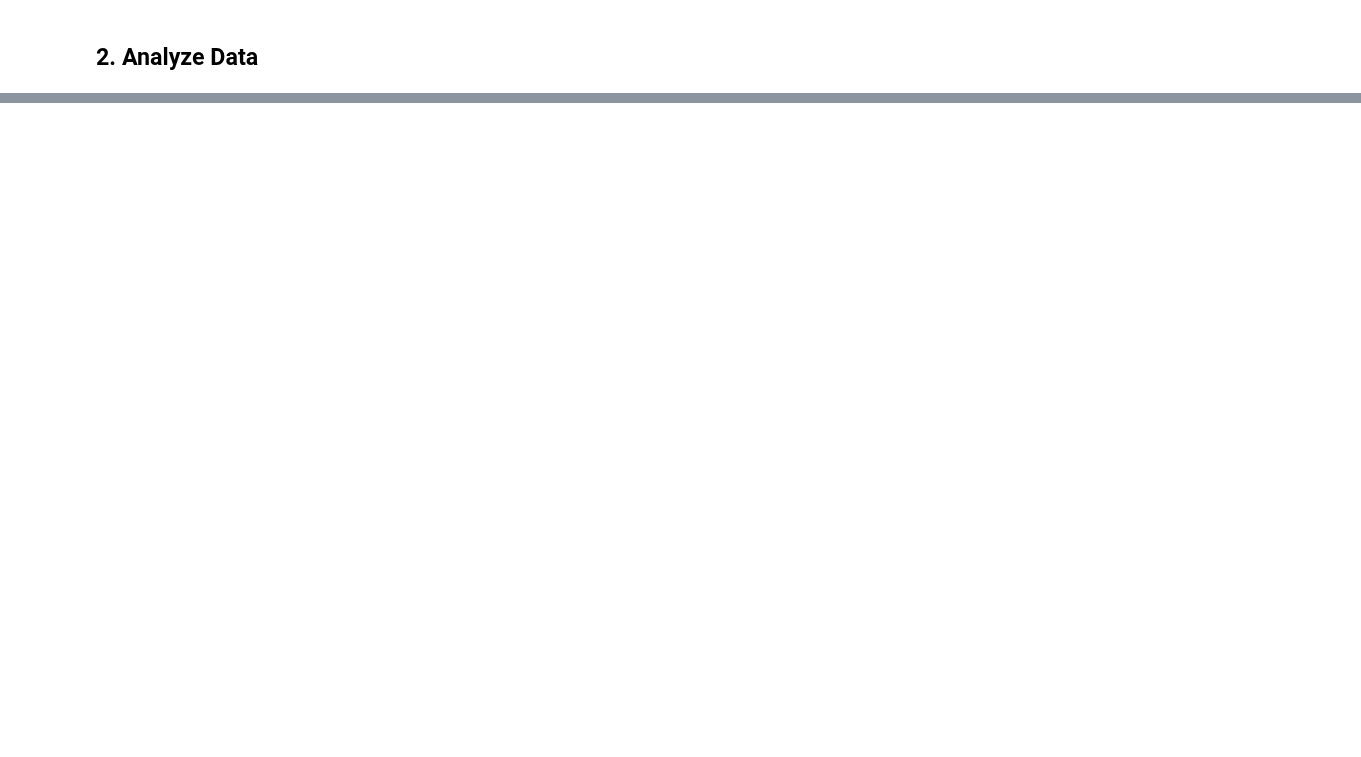
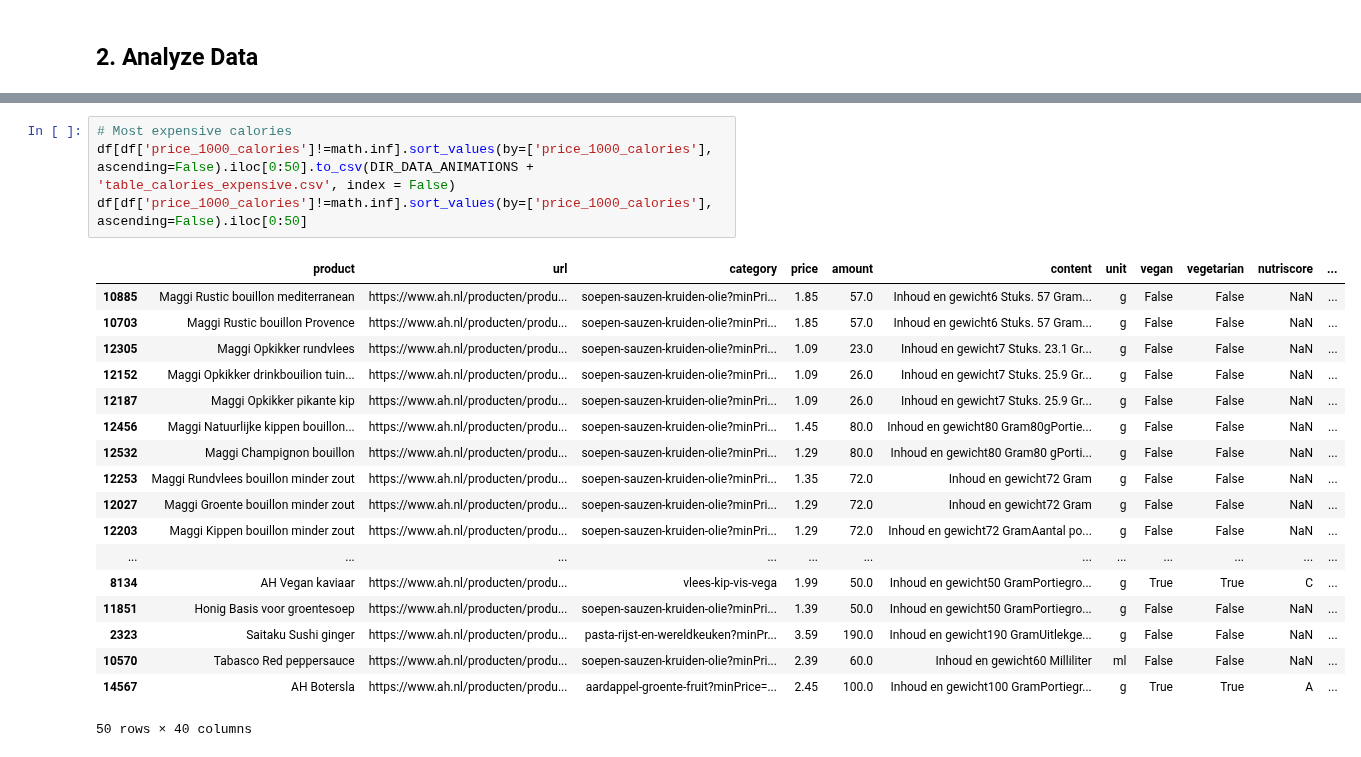
Before and after one commit to LuisCalejo/vegan-nutrition, a Jupyter notebook: src/data_analysis.ipynb, the cells around one changed output, grey strips where cells are left out. Drawn from its saved outputs; the diff is of its cells as text; blank space fills up the shorter version.

Commit message:
Intermediate commit with data analysis

```diff
--- a/src/data_analysis.ipynb
+++ b/src/data_analysis.ipynb
@@ -281,0 +326,23 @@ df.sort_values(by=['price_g_protein']).iloc[1:40]
+# %%
+# Most expensive calories
+df[df['price_1000_calories']!=math.inf].sort_values(by=['price_1000_calories'], ascending=False).iloc[0:50].to_csv(DIR_DATA_ANIMATIONS + 'table_calories_expensive.csv', index = False)
+df[df['price_1000_calories']!=math.inf].sort_values(by=['price_1000_calories'], ascending=False).iloc[0:50]
+# %% [output]
+|  | product | url | category | price | amount | content | unit | vegan | vegetarian | nutriscore | ... |
+| 10885 | Maggi Rustic bouillon mediterranean | https://www.ah.nl/producten/produ... | soepen-sauzen-kruiden-olie?minPri... | 1.85 | 57.0 | Inhoud en gewicht6 Stuks. 57 Gram... | g | False | False | NaN | ... |
+| 10703 | Maggi Rustic bouillon Provence | https://www.ah.nl/producten/produ... | soepen-sauzen-kruiden-olie?minPri... | 1.85 | 57.0 | Inhoud en gewicht6 Stuks. 57 Gram... | g | False | False | NaN | ... |
+| 12305 | Maggi Opkikker rundvlees | https://www.ah.nl/producten/produ... | soepen-sauzen-kruiden-olie?minPri... | 1.09 | 23.0 | Inhoud en gewicht7 Stuks. 23.1 Gr... | g | False | False | NaN | ... |
+| 12152 | Maggi Opkikker drinkbouilion tuin... | https://www.ah.nl/producten/produ... | soepen-sauzen-kruiden-olie?minPri... | 1.09 | 26.0 | Inhoud en gewicht7 Stuks. 25.9 Gr... | g | False | False | NaN | ... |
+| 12187 | Maggi Opkikker pikante kip | https://www.ah.nl/producten/produ... | soepen-sauzen-kruiden-olie?minPri... | 1.09 | 26.0 | Inhoud en gewicht7 Stuks. 25.9 Gr... | g | False | False | NaN | ... |
+| 12456 | Maggi Natuurlijke kippen bouillon... | https://www.ah.nl/producten/produ... | soepen-sauzen-kruiden-olie?minPri... | 1.45 | 80.0 | Inhoud en gewicht80 Gram80gPortie... | g | False | False | NaN | ... |
+| 12532 | Maggi Champignon bouillon | https://www.ah.nl/producten/produ... | soepen-sauzen-kruiden-olie?minPri... | 1.29 | 80.0 | Inhoud en gewicht80 Gram80 gPorti... | g | False | False | NaN | ... |
+| 12253 | Maggi Rundvlees bouillon minder zout | https://www.ah.nl/producten/produ... | soepen-sauzen-kruiden-olie?minPri... | 1.35 | 72.0 | Inhoud en gewicht72 Gram | g | False | False | NaN | ... |
+| 12027 | Maggi Groente bouillon minder zout | https://www.ah.nl/producten/produ... | soepen-sauzen-kruiden-olie?minPri... | 1.29 | 72.0 | Inhoud en gewicht72 Gram | g | False | False | NaN | ... |
+| 12203 | Maggi Kippen bouillon minder zout | https://www.ah.nl/producten/produ... | soepen-sauzen-kruiden-olie?minPri... | 1.29 | 72.0 | Inhoud en gewicht72 GramAantal po... | g | False | False | NaN | ... |
+| ... | ... | ... | ... | ... | ... | ... | ... | ... | ... | ... | ... |
+| 8134 | AH Vegan kaviaar | https://www.ah.nl/producten/produ... | vlees-kip-vis-vega | 1.99 | 50.0 | Inhoud en gewicht50 GramPortiegro... | g | True | True | C | ... |
+| 11851 | Honig Basis voor groentesoep | https://www.ah.nl/producten/produ... | soepen-sauzen-kruiden-olie?minPri... | 1.39 | 50.0 | Inhoud en gewicht50 GramPortiegro... | g | False | False | NaN | ... |
+| 2323 | Saitaku Sushi ginger | https://www.ah.nl/producten/produ... | pasta-rijst-en-wereldkeuken?minPr... | 3.59 | 190.0 | Inhoud en gewicht190 GramUitlekge... | g | False | False | NaN | ... |
+| 10570 | Tabasco Red peppersauce | https://www.ah.nl/producten/produ... | soepen-sauzen-kruiden-olie?minPri... | 2.39 | 60.0 | Inhoud en gewicht60 Milliliter | ml | False | False | NaN | ... |
+| 14567 | AH Botersla | https://www.ah.nl/producten/produ... | aardappel-groente-fruit?minPrice=... | 2.45 | 100.0 | Inhoud en gewicht100 GramPortiegr... | g | True | True | A | ... |
+50 rows × 40 columns
```
Also changed, not shown: parts of 27 cells of this notebook.
